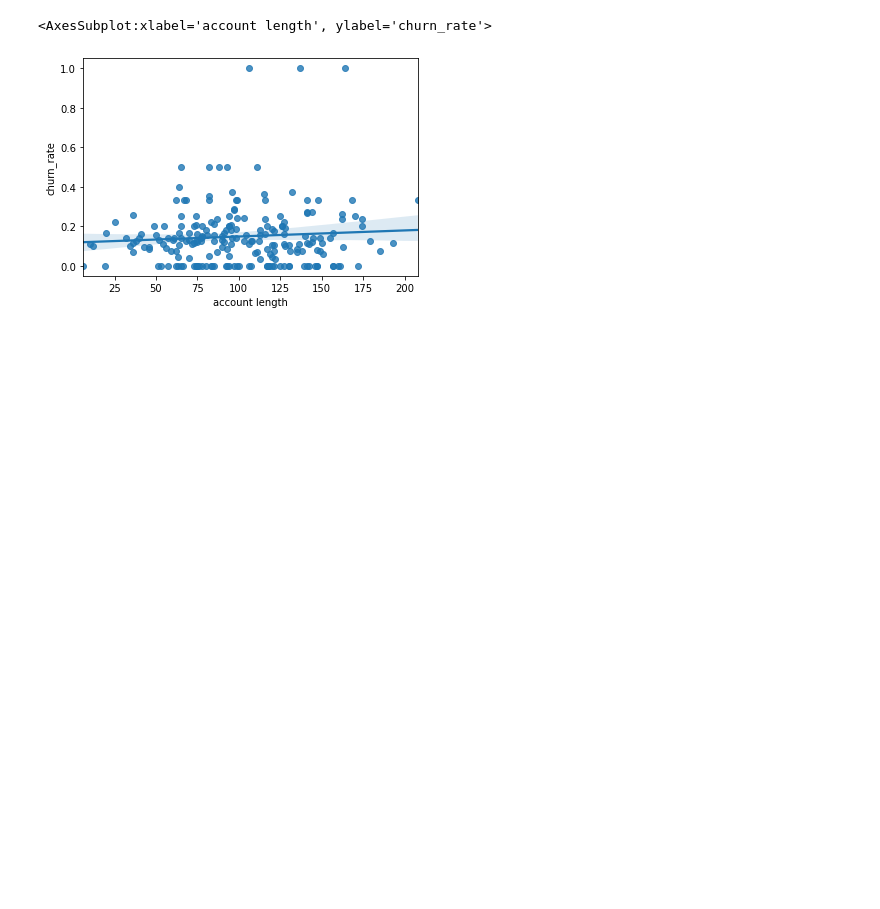
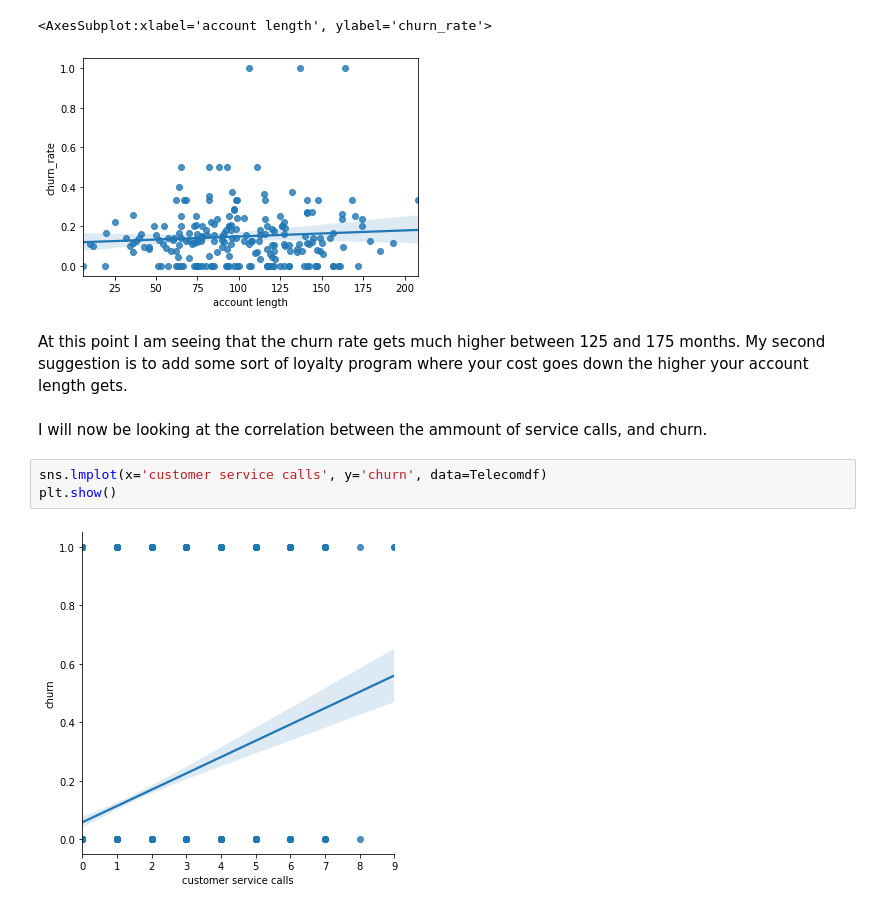
Before and after one commit to MichalOst3389/nhl_team_analysis, a Jupyter notebook: student.ipynb, the cells around one changed output. Saved outputs shown, nothing was run; the diff lists cells and outputs as text; blank space fills up the shorter version.

Commit message:
added churn vs service calls and area code

```diff
--- a/student.ipynb
+++ b/student.ipynb
@@ -184,3 +160,12 @@ sns.regplot(x='account length', y='churn_rate', data=Telecomdf)
 # %% [output]
 <AxesSubplot:xlabel='account length', ylabel='churn_rate'>
 [figure]
+# %% [markdown]
+At this point I am seeing that the churn rate gets much higher between 125 and 175 months.  My second suggestion is to add some sort of loyalty program where your cost goes down the higher your account length gets.
+# %% [markdown]
+I will now be looking at the correlation between the ammount of service calls, and churn.
+# %%
+sns.lmplot(x='customer service calls', y='churn', data=Telecomdf)
+plt.show()
+# %% [output]
+[figure, added]
```
Also changed, not shown: parts of 6 cells of this notebook.
